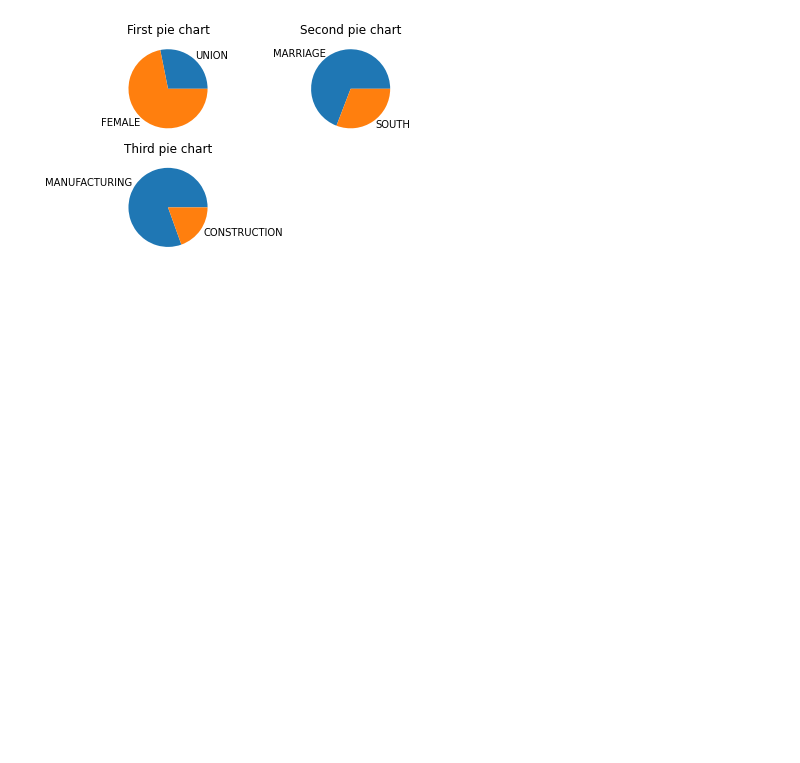
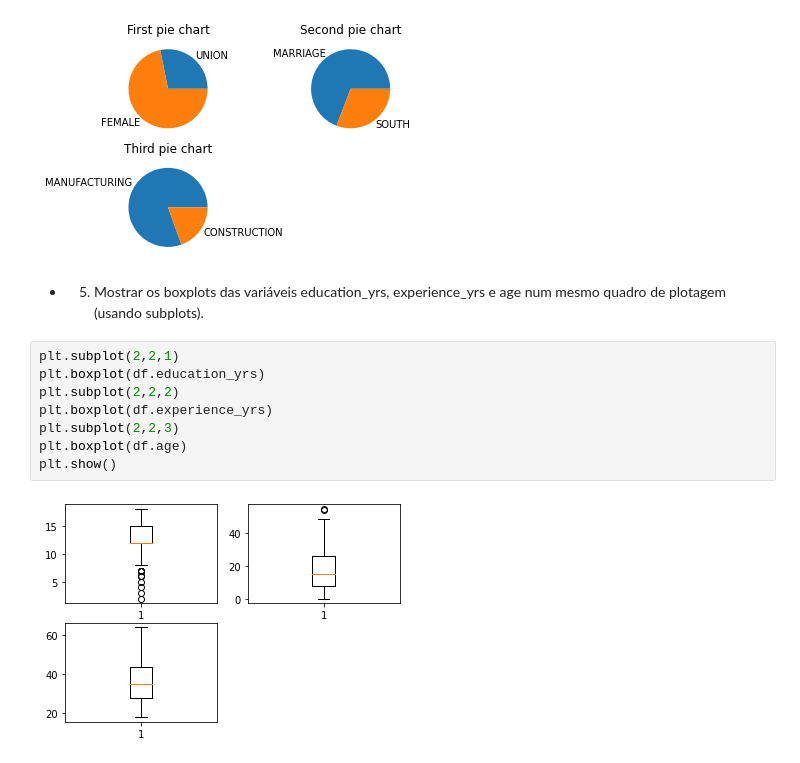
Before and after one commit to afpaiva/data-science, a Jupyter notebook: ex2.ipynb, the cells around one changed output. Drawn from its saved outputs; the diff is of its cells as text; blank space fills up the shorter version.

```diff
--- a/ex2.ipynb
+++ b/ex2.ipynb
@@ -78,3 +78,15 @@ plt.title('Third pie chart')
 plt.show()
 # %% [output]
 [figure]
+# %% [markdown]
+- 5) Mostrar os boxplots das variáveis education_yrs, experience_yrs e age num mesmo quadro de plotagem (usando subplots).
+# %%
+plt.subplot(2,2,1)
+plt.boxplot(df.education_yrs)
+plt.subplot(2,2,2)
+plt.boxplot(df.experience_yrs)
+plt.subplot(2,2,3)
+plt.boxplot(df.age)
+plt.show()
+# %% [output]
+[figure, added]
```
